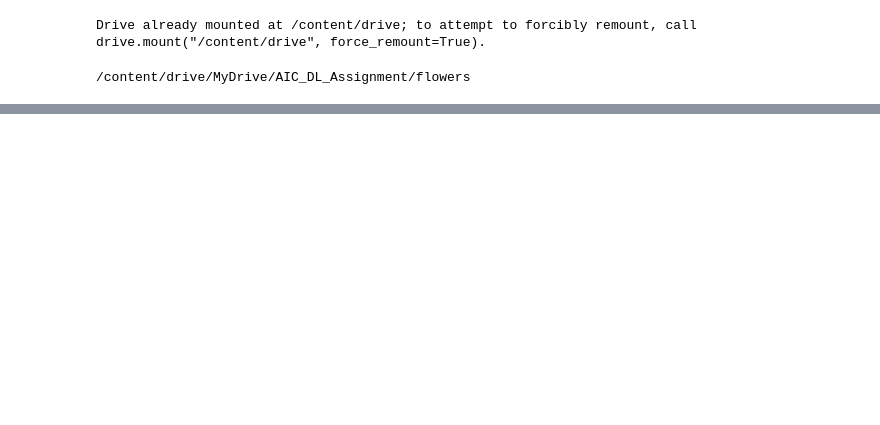
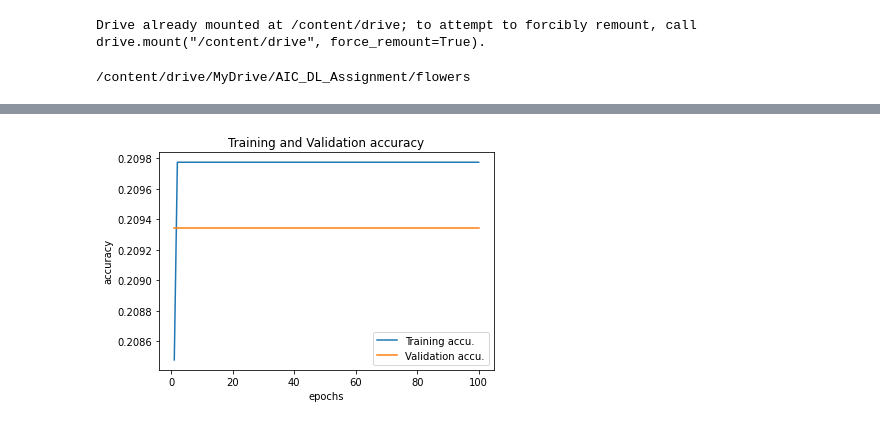
Before and after one commit to Naeemayub/DL_Assignments-Naeem-AyuB-PIAIC150415, a Jupyter notebook: Flower Recognition/flowers.ipynb, the cells around one changed output, grey strips where cells are left out. Drawn from its saved outputs; the diff is of its cells as text; code cells hidden in the pictures; blank space fills up the shorter version.

```diff
--- a/Flower Recognition/flowers.ipynb
+++ b/Flower Recognition/flowers.ipynb
@@ -216,0 +181,15 @@ Epoch 100/100
+# %%
+from tensorflow.keras import layers
+from tensorflow.keras.models import Sequential
+model = Sequential()
+model.add(layers.Dense(600, activation='relu', input_shape=(train_data.shape[1],)))
+model.add(layers.Dropout(0.4))
+model.add(layers.Dense(400, activation='relu'))
+model.add(layers.Dropout(0.4))
+model.add(layers.Dense(10, activation='relu'))
+model.add(layers.Dropout(0.4))
+model.add(layers.Dense(1, activation='sigmoid'))
+# %%
+model.compile(optimizer='rmsprop', loss='categorical_crossentropy', metrics='accuracy')
+# %%
+history = model.fit(train_data,train_label,  epochs=100, batch_size=200, validation_data=(val_data, val_label))
@@ -216,0 +214,15 @@ Epoch 100/100
+# %%
+training_accuracy = history.history['accuracy']
+val_accuracy = history.history['val_accuracy']
+epochs = range(1, 101)
+# %%
+import matplotlib.pyplot as plt
+plt.plot(epochs, training_accuracy, label='Training accu.')
+plt.plot(epochs, val_accuracy, label='Validation accu.')
+plt.title('Training and Validation accuracy')
+plt.xlabel('epochs')
+plt.ylabel('accuracy')
+plt.legend()
+plt.show()
+# %% [output]
+[figure, added]
```
Also changed, not shown: parts of 47 cells of this notebook.
